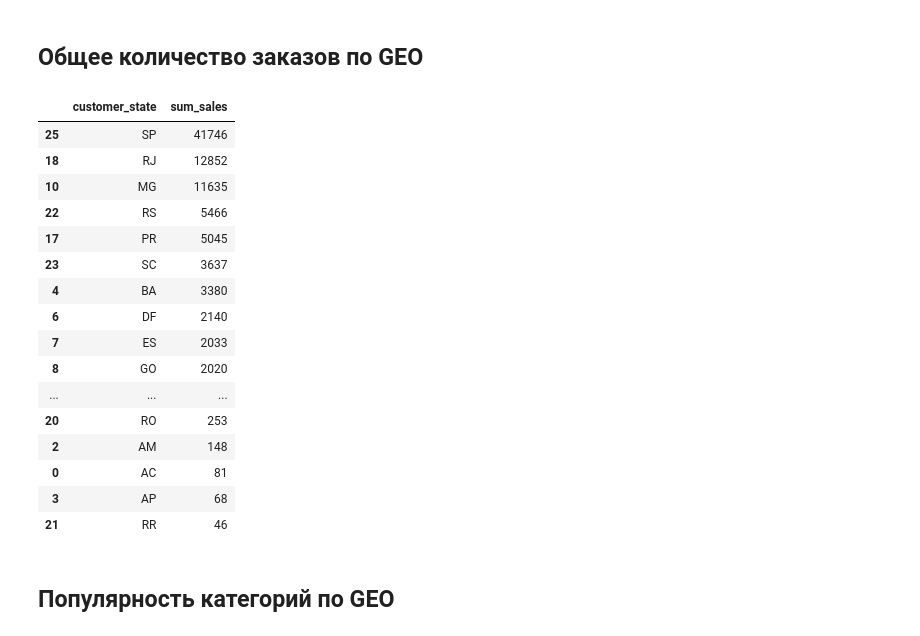
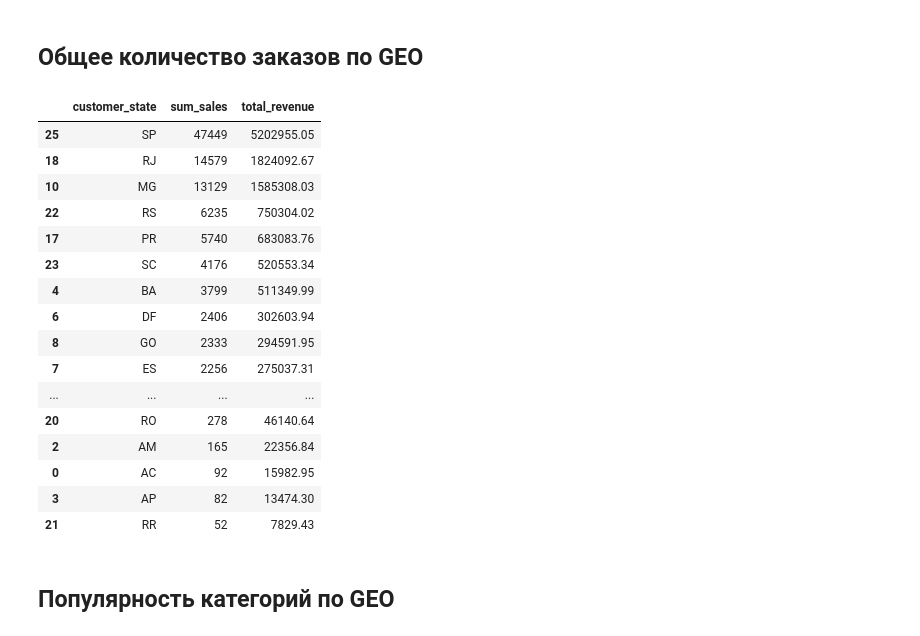
Before and after one commit to aliakseizvertouski/olist, a Jupyter notebook: olist_geo.ipynb, the cells around one changed output. Saved outputs shown, nothing was run; the diff lists cells and outputs as text; code cells hidden in the pictures.

```diff
--- a/olist_geo.ipynb
+++ b/olist_geo.ipynb
@@ -29,27 +57,32 @@ product_category_name_translation = pd.read_csv('/content/olist/product_category
 # %% [markdown]
 ## Общее количество заказов по GEO
 # %%
-df_geo = customers.merge(orders, on='customer_id')
+df_geo = customers.merge(orders, on='customer_id').merge(order_items, on='order_id')
 
-sales_stats = df_geo.groupby('customer_state')['order_id'].count().reset_index()
-sales_stats = sales_stats.rename(columns={'order_id': 'sum_sales'}).sort_values(by='sum_sales', ascending=False)
+sales_stats = df_geo.groupby('customer_state').agg(
+    sum_sales=('order_id', 'count'),
+    total_revenue=('price', 'sum')
+).reset_index()
+
+sales_stats = sales_stats.sort_values(by='total_revenue', ascending=False)
+
 sales_stats
 # %% [output]
-|  | customer_state | sum_sales |
-| 25 | SP | 41746 |
-| 18 | RJ | 12852 |
-| 10 | MG | 11635 |
-| 22 | RS | 5466 |
-| 17 | PR | 5045 |
-| 23 | SC | 3637 |
-| 4 | BA | 3380 |
-| 6 | DF | 2140 |
-| 7 | ES | 2033 |
-| 8 | GO | 2020 |
-| ... | ... | ... |
-| 20 | RO | 253 |
-| 2 | AM | 148 |
-| 0 | AC | 81 |
-| 3 | AP | 68 |
-| 21 | RR | 46 |
+|  | customer_state | sum_sales | total_revenue |
+| 25 | SP | 47449 | 5202955.05 |
+| 18 | RJ | 14579 | 1824092.67 |
+| 10 | MG | 13129 | 1585308.03 |
+| 22 | RS | 6235 | 750304.02 |
+| 17 | PR | 5740 | 683083.76 |
+| 23 | SC | 4176 | 520553.34 |
+| 4 | BA | 3799 | 511349.99 |
+| 6 | DF | 2406 | 302603.94 |
+| 8 | GO | 2333 | 294591.95 |
+| 7 | ES | 2256 | 275037.31 |
+| ... | ... | ... | ... |
+| 20 | RO | 278 | 46140.64 |
+| 2 | AM | 165 | 22356.84 |
+| 0 | AC | 92 | 15982.95 |
+| 3 | AP | 82 | 13474.30 |
+| 21 | RR | 52 | 7829.43 |
 # %%
```
Also changed, not shown: parts of 4 cells of this notebook.
